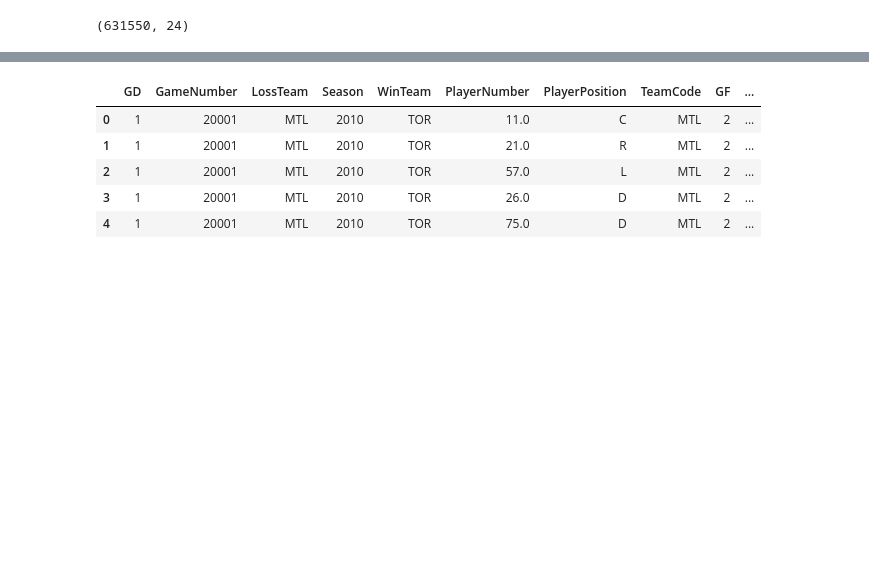
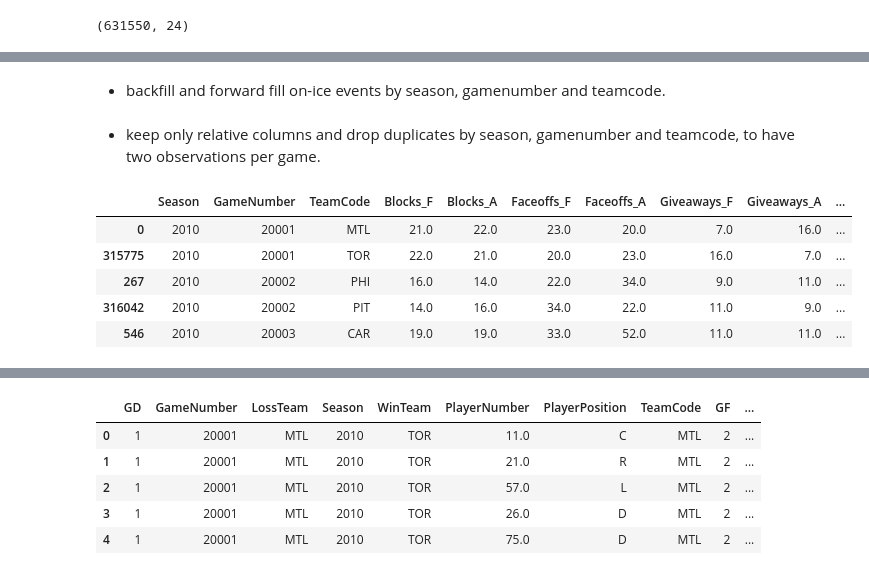
Before and after one commit to stephtselios/nhl_roster_design, a Jupyter notebook: on_ice_events.ipynb, the cells around one changed output, grey strips where cells are left out. Cells and saved outputs as stored; diff of their text form; code cells hidden in the pictures; blank space fills up the shorter version.

```diff
--- a/on_ice_events.ipynb
+++ b/on_ice_events.ipynb
@@ -89,0 +97,19 @@ dg = dg [['Season', 'GameNumber', 'TeamCode', 'EventNumber', 'EventType', 'Event
+# %%
+dg['Blocks_F'] = dg.apply(lambda x: x['Blocks'] if (x['TeamCode'] == x['EventTeamCode']) else np.nan, axis=1)
+dg['Blocks_A'] = dg.apply(lambda x: x['Blocks'] if (x['TeamCode'] != x['EventTeamCode']) else np.nan, axis=1)
+dg['Faceoffs_F'] = dg.apply(lambda x: x['Faceoffs'] if (x['TeamCode'] == x['EventTeamCode']) else np.nan, axis=1)
+dg['Faceoffs_A'] = dg.apply(lambda x: x['Faceoffs'] if (x['TeamCode'] != x['EventTeamCode']) else np.nan, axis=1)
+dg['Giveaways_F'] = dg.apply(lambda x: x['Giveaways'] if (x['TeamCode'] == x['EventTeamCode']) else np.nan, axis=1)
+dg['Giveaways_A'] = dg.apply(lambda x: x['Giveaways'] if (x['TeamCode'] != x['EventTeamCode']) else np.nan, axis=1)
+dg['Goals_F'] = dg.apply(lambda x: x['Goals'] if (x['TeamCode'] == x['EventTeamCode']) else np.nan, axis=1)
+dg['Goals_A'] = dg.apply(lambda x: x['Goals'] if (x['TeamCode'] != x['EventTeamCode']) else np.nan, axis=1)
+dg['Hits_F'] = dg.apply(lambda x: x['Hits'] if (x['TeamCode'] == x['EventTeamCode']) else np.nan, axis=1)
+dg['Hits_A'] = dg.apply(lambda x: x['Hits'] if (x['TeamCode'] != x['EventTeamCode']) else np.nan, axis=1)
+dg['Miss_F'] = dg.apply(lambda x: x['Misses'] if (x['TeamCode'] == x['EventTeamCode']) else np.nan, axis=1)
+dg['Miss_A'] = dg.apply(lambda x: x['Misses'] if (x['TeamCode'] != x['EventTeamCode']) else np.nan, axis=1)
+dg['Penalties_F'] = dg.apply(lambda x: x['Penalties'] if (x['TeamCode'] == x['EventTeamCode']) else np.nan, axis=1)
+dg['Penalties_A'] = dg.apply(lambda x: x['Penalties'] if (x['TeamCode'] != x['EventTeamCode']) else np.nan, axis=1)
+dg['Shots_F'] = dg.apply(lambda x: x['Shots'] if (x['TeamCode'] == x['EventTeamCode']) else np.nan, axis=1)
+dg['Shots_A'] = dg.apply(lambda x: x['Shots'] if (x['TeamCode'] != x['EventTeamCode']) else np.nan, axis=1)
+dg['Takeaways_F'] = dg.apply(lambda x: x['Takeaways'] if (x['TeamCode'] == x['EventTeamCode']) else np.nan, axis=1)
+dg['Takeaways_A'] = dg.apply(lambda x: x['Takeaways'] if (x['TeamCode'] != x['EventTeamCode']) else np.nan, axis=1)
@@ -90,3 +118,38 @@ dg = dg [['Season', 'GameNumber', 'TeamCode', 'EventNumber', 'EventType', 'Event
+# %% [markdown]
+- backfill and forward fill on-ice events by season, gamenumber and teamcode.
+# %%
+dg['Blocks_F'] = dg.groupby(['Season','GameNumber', 'TeamCode'])['Blocks_F'].apply(lambda x: x.ffill().bfill())
+dg['Faceoffs_F'] = dg.groupby(['Season','GameNumber', 'TeamCode'])['Faceoffs_F'].apply(lambda x: x.ffill().bfill())
+dg['Giveaways_F'] = dg.groupby(['Season','GameNumber', 'TeamCode'])['Giveaways_F'].apply(lambda x: x.ffill().bfill())
+dg['Goals_F'] = dg.groupby(['Season','GameNumber', 'TeamCode'])['Goals_F'].apply(lambda x: x.ffill().bfill())
+dg['Hits_F'] = dg.groupby(['Season','GameNumber', 'TeamCode'])['Hits_F'].apply(lambda x: x.ffill().bfill())
+dg['Miss_F'] = dg.groupby(['Season','GameNumber', 'TeamCode'])['Miss_F'].apply(lambda x: x.ffill().bfill())
+dg['Penalties_F'] = dg.groupby(['Season','GameNumber', 'TeamCode'])['Penalties_F'].apply(lambda x: x.ffill().bfill())
+dg['Shots_F'] = dg.groupby(['Season','GameNumber', 'TeamCode'])['Shots_F'].apply(lambda x: x.ffill().bfill())
+dg['Takeaways_F'] = dg.groupby(['Season','GameNumber', 'TeamCode'])['Takeaways_F'].apply(lambda x: x.ffill().bfill())
+dg['Blocks_A'] = dg.groupby(['Season','GameNumber', 'TeamCode'])['Blocks_A'].apply(lambda x: x.ffill().bfill())
+dg['Faceoffs_A'] = dg.groupby(['Season','GameNumber', 'TeamCode'])['Faceoffs_A'].apply(lambda x: x.ffill().bfill())
+dg['Giveaways_A'] = dg.groupby(['Season','GameNumber', 'TeamCode'])['Giveaways_A'].apply(lambda x: x.ffill().bfill())
+dg['Goals_A'] = dg.groupby(['Season','GameNumber', 'TeamCode'])['Goals_A'].apply(lambda x: x.ffill().bfill())
+dg['Hits_A'] = dg.groupby(['Season','GameNumber', 'TeamCode'])['Hits_A'].apply(lambda x: x.ffill().bfill())
+dg['Miss_A'] = dg.groupby(['Season','GameNumber', 'TeamCode'])['Miss_A'].apply(lambda x: x.ffill().bfill())
+dg['Penalties_A'] = dg.groupby(['Season','GameNumber', 'TeamCode'])['Penalties_A'].apply(lambda x: x.ffill().bfill())
+dg['Shots_A'] = dg.groupby(['Season','GameNumber', 'TeamCode'])['Shots_A'].apply(lambda x: x.ffill().bfill())
+dg['Takeaways_A'] = dg.groupby(['Season','GameNumber', 'TeamCode'])['Takeaways_A'].apply(lambda x: x.ffill().bfill())
+# %% [markdown]
+- keep only relative columns and drop duplicates by season, gamenumber and teamcode, to have two observations per game.
+# %%
+dg = dg[['Season', 'GameNumber', 'TeamCode', 'Blocks_F', 'Blocks_A', 'Faceoffs_F', 'Faceoffs_A', 'Giveaways_F', 'Giveaways_A', 'Goals_F', 'Goals_A', 'Hits_F', 'Hits_A', 'Miss_F', 'Miss_A', 'Penalties_F', 'Penalties_A', 'Shots_F', 'Shots_A', 'Takeaways_F', 'Takeaways_A']]
+dg = dg.sort_values(['Season', 'GameNumber'], ascending=[True, True])
+dg = dg.drop_duplicates(['Season', 'GameNumber', 'TeamCode'])
+dg.head()
+# %% [output]
+|  | Season | GameNumber | TeamCode | Blocks_F | Blocks_A | Faceoffs_F | Faceoffs_A | Giveaways_F | Giveaways_A | ... |
+| 0 | 2010 | 20001 | MTL | 21.0 | 22.0 | 23.0 | 20.0 | 7.0 | 16.0 | ... |
+| 315775 | 2010 | 20001 | TOR | 22.0 | 21.0 | 20.0 | 23.0 | 16.0 | 7.0 | ... |
+| 267 | 2010 | 20002 | PHI | 16.0 | 14.0 | 22.0 | 34.0 | 9.0 | 11.0 | ... |
+| 316042 | 2010 | 20002 | PIT | 14.0 | 16.0 | 34.0 | 22.0 | 11.0 | 9.0 | ... |
+| 546 | 2010 | 20003 | CAR | 19.0 | 19.0 | 33.0 | 52.0 | 11.0 | 11.0 | ... |
 # %%
 dg.shape
 # %% [output]
```
Also changed, not shown: parts of 46 cells of this notebook.
